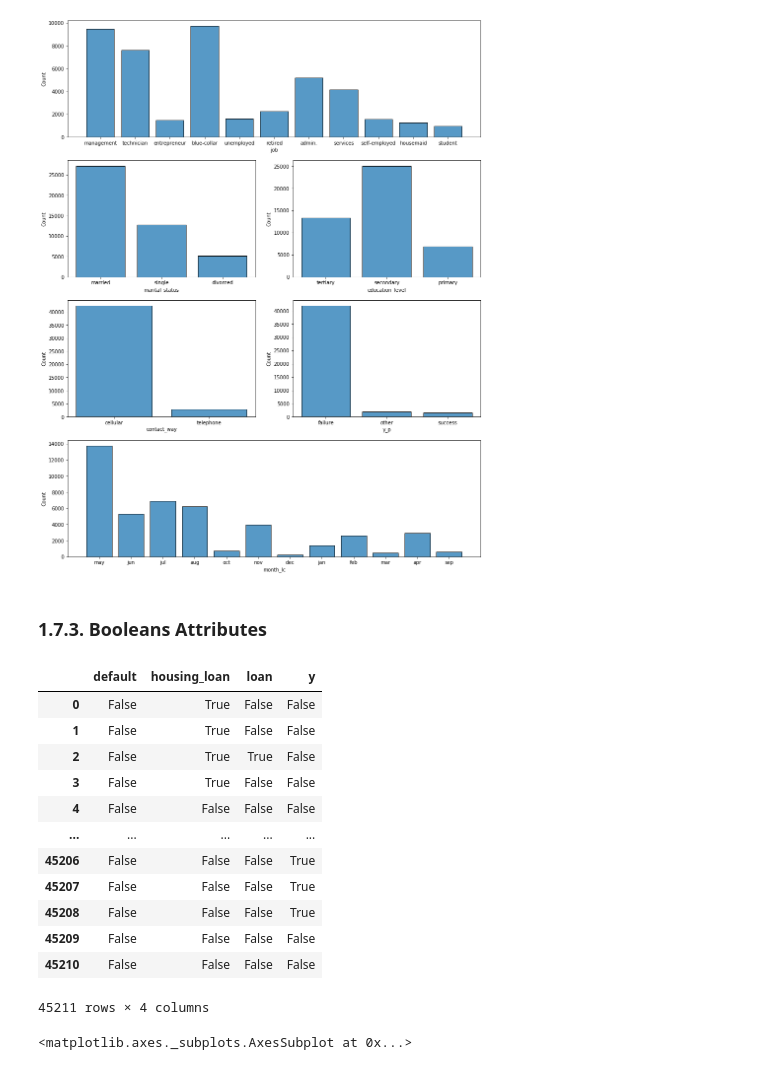
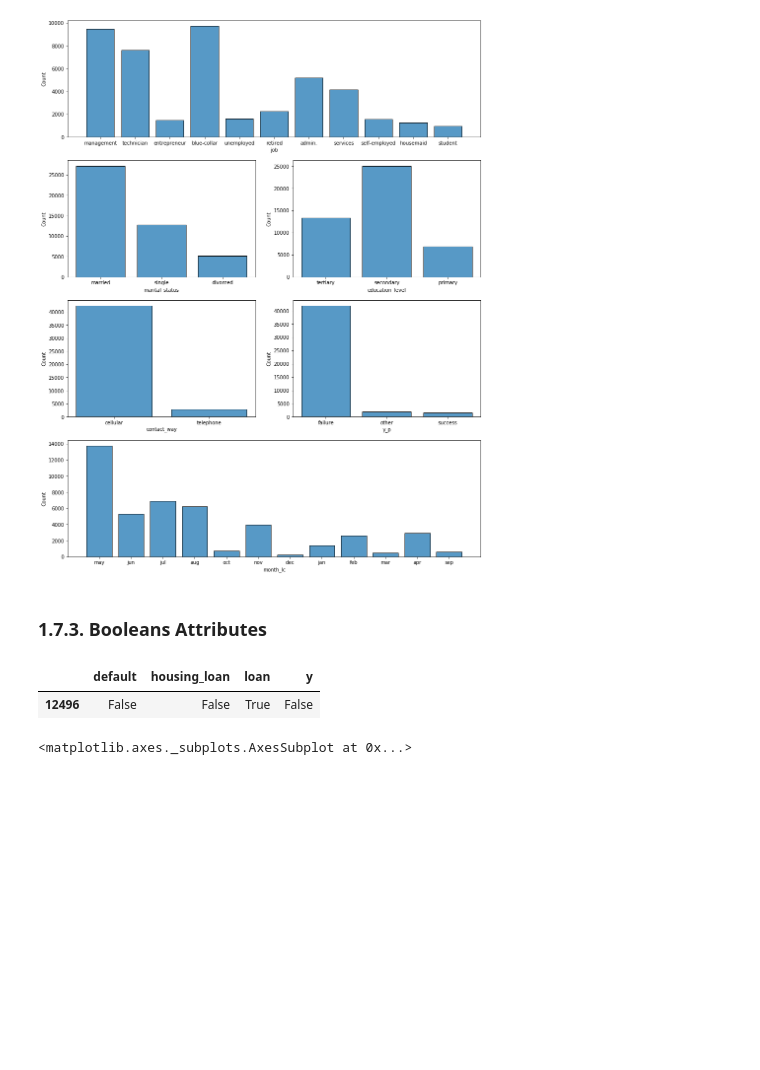
Before and after one commit to bernardoavsouza/bank-marketing, a Jupyter notebook: code.ipynb, the cells around one changed output. Saved outputs shown, nothing was run; the diff lists cells and outputs as text; code cells hidden in the pictures; blank space fills up the shorter version.

```diff
--- a/code.ipynb
+++ b/code.ipynb
@@ -184,21 +185,10 @@ sns.histplot(x = 'month_lc', data = cat_attributes, shrink=.8, hue_order = ['jan
 # %% [markdown]
 ### 1.7.3. Booleans Attributes
 # %%
-bool_attributes
+bool_attributes.sample()
 # %% [output]
 |  | default | housing_loan | loan | y |
-| 0 | False | True | False | False |
-| 1 | False | True | False | False |
-| 2 | False | True | True | False |
-| 3 | False | True | False | False |
-| 4 | False | False | False | False |
-| ... | ... | ... | ... | ... |
-| 45206 | False | False | False | True |
-| 45207 | False | False | False | True |
-| 45208 | False | False | False | True |
-| 45209 | False | False | False | False |
-| 45210 | False | False | False | False |
+| 12496 | False | False | True | False |
-45211 rows × 4 columns
 # %%
 aux = bool_attributes.applymap(lambda x: 1 if x == True else 0)
 
```
Also changed, not shown: parts of 11 cells of this notebook.
